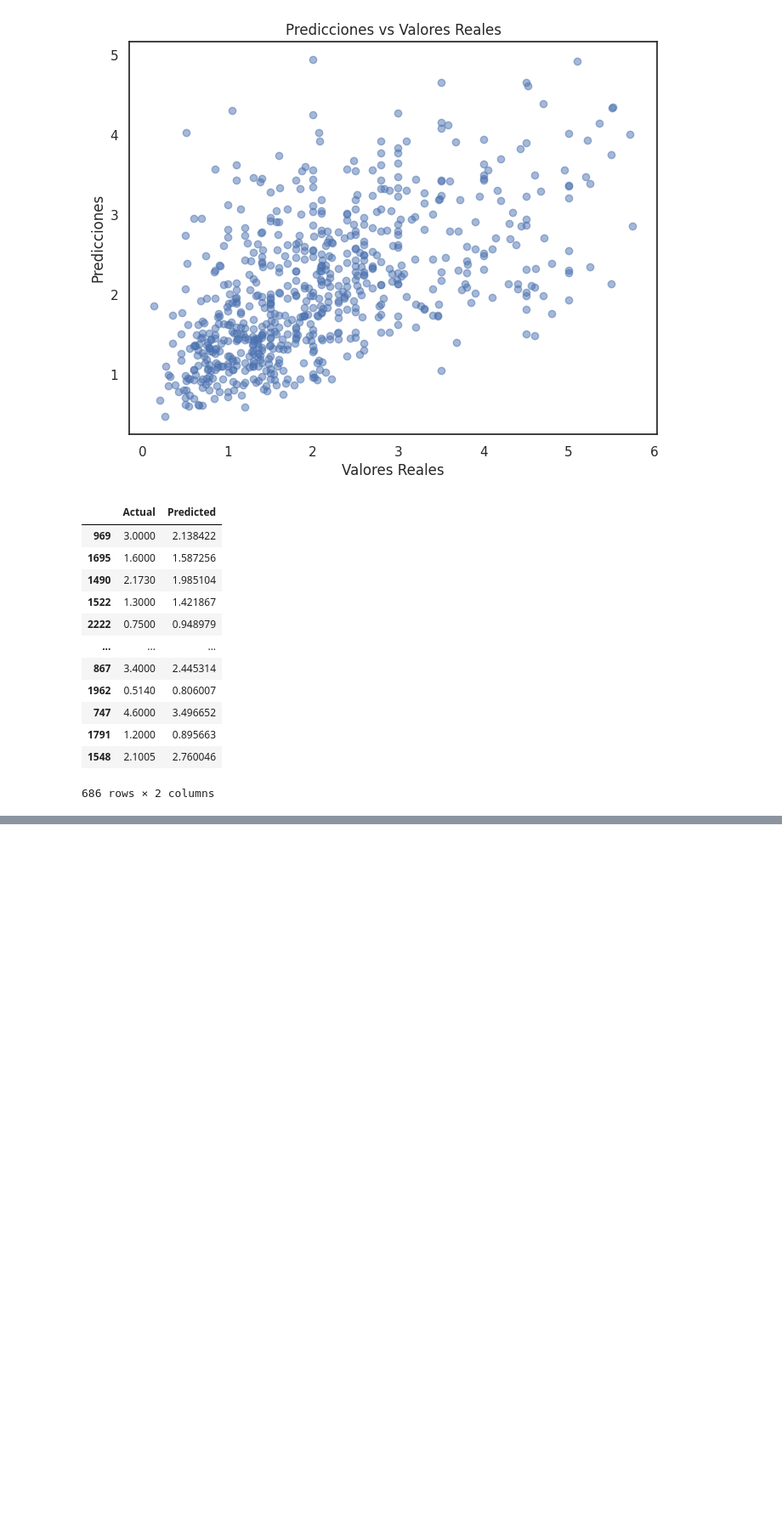
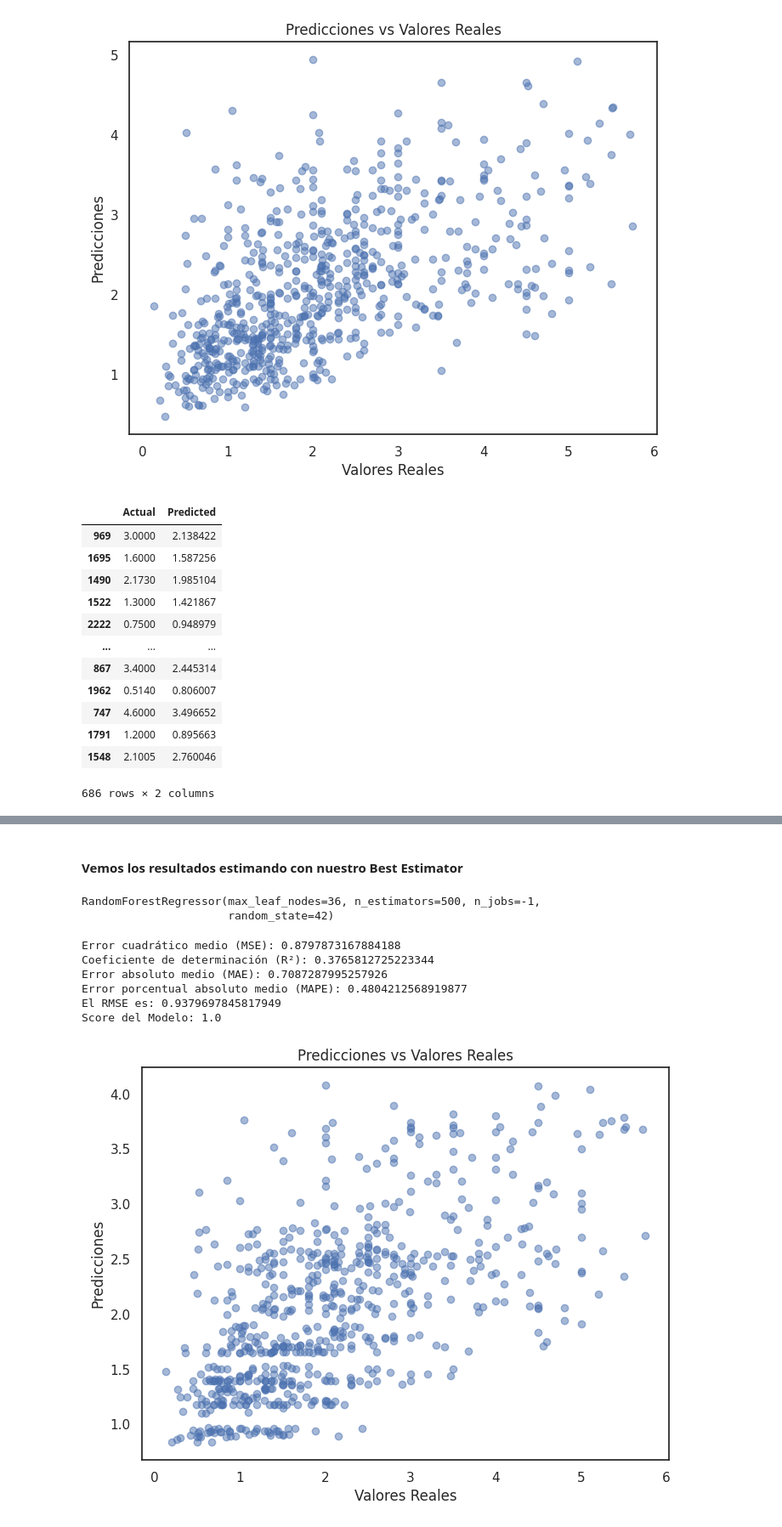
Before and after one commit to mauriciobergallo/coderhouse-datascience, a Jupyter notebook: ProyectoDS_EncuestaSalarial_BergalloMauricio.ipynb, the cells around one changed output, grey strips where cells are left out. Shown at 85% size. Cells and saved outputs as stored; diff of their text form; code cells hidden in the pictures; blank space fills up the shorter version.

```diff
--- a/ProyectoDS_EncuestaSalarial_BergalloMauricio.ipynb
+++ b/ProyectoDS_EncuestaSalarial_BergalloMauricio.ipynb
@@ -921,0 +1005,18 @@ df_rf_real_pred
+# %%
+# Uso de Grid Search para selección del modelo
+from sklearn.model_selection import GridSearchCV
+
+param_grid = [
+    # try 9 (3×3) combinations of hyperparameters
+    {'n_estimators': [100, 500, 1000], 'max_leaf_nodes': [16, 24, 36]},
+    # then try 6 (2×3) combinations with bootstrap set as False
+    {'bootstrap': [False], 'n_estimators': [100, 500], 'max_features': [2, 3, 4]},
+  ]
+
+rnd_clf = RandomForestRegressor(n_jobs=-1, random_state=42)
+
+# train across 5 folds, that's a total of (9+6)*5=75 rounds of training
+grid_search = GridSearchCV(rnd_clf, param_grid, cv=5,
+                           scoring='r2', return_train_score=True)
+
+grid_search.fit(X_train_rf, y_train_rf)
@@ -921,0 +1083,45 @@ df_rf_real_pred
+# %% [markdown]
+#### Vemos los resultados estimando con nuestro Best Estimator
+# %%
+# Seleccionamos el mejor modelo
+random_forest_model_be = grid_search.best_estimator_
+# %%
+random_forest_model_be.fit(X_train_rf, y_train_rf)
+# %% [output]
+RandomForestRegressor(max_leaf_nodes=36, n_estimators=500, n_jobs=-1,
+                      random_state=42)
+# %%
+y_test_rf_be_pred = random_forest_model_be.predict(X_test_rf)
+# %%
+# Evaluación del modelo
+mse = mean_squared_error(y_test_rf, y_test_rf_be_pred)
+r2 = r2_score(y_test_rf, y_test_rf_be_pred)
+mae = mean_absolute_error(y_test_rf, y_test_rf_be_pred)
+mape = mean_absolute_percentage_error(y_test_rf, y_test_rf_be_pred)
+rmse = np.sqrt(mse)
+score = random_forest_model_be.score(X_test_rf, y_test_rf_be_pred)
+
+print(f'Error cuadrático medio (MSE): {mse}')
+print(f'Coeficiente de determinación (R²): {r2}')
+print(f'Error absoluto medio (MAE): {mae}')
+print(f'Error porcentual absoluto medio (MAPE): {mape}')
+# Raiz de Error Cuadratico medio (Raiz cuadrada de la distancia cuadratica promedio entre los valores reales y predichos)
+print(f'El RMSE es: {rmse}')
+print(f'Score del Modelo: {score}')
+# %% [output]
+Error cuadrático medio (MSE): 0.8797873167884188
+Coeficiente de determinación (R²): 0.3765812725223344
+Error absoluto medio (MAE): 0.7087287995257926
+Error porcentual absoluto medio (MAPE): 0.4804212568919877
+El RMSE es: 0.9379697845817949
+Score del Modelo: 1.0
+# %%
+# Gráfico de dispersión entre predicciones y valores reales
+plt.figure(figsize=(8, 6))
+plt.scatter(y_test_rf, y_test_rf_be_pred, alpha=0.5)
+plt.xlabel("Valores Reales")
+plt.ylabel("Predicciones")
+plt.title("Predicciones vs Valores Reales")
+plt.show()
+# %% [output]
+[figure, added]
```
Also changed, not shown: parts of 23 cells of this notebook, 1 other file.
